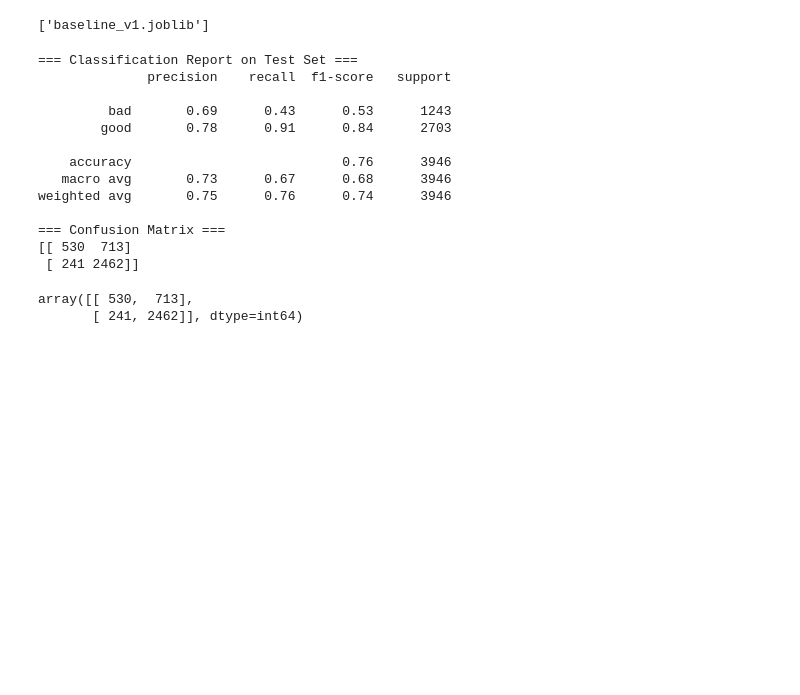
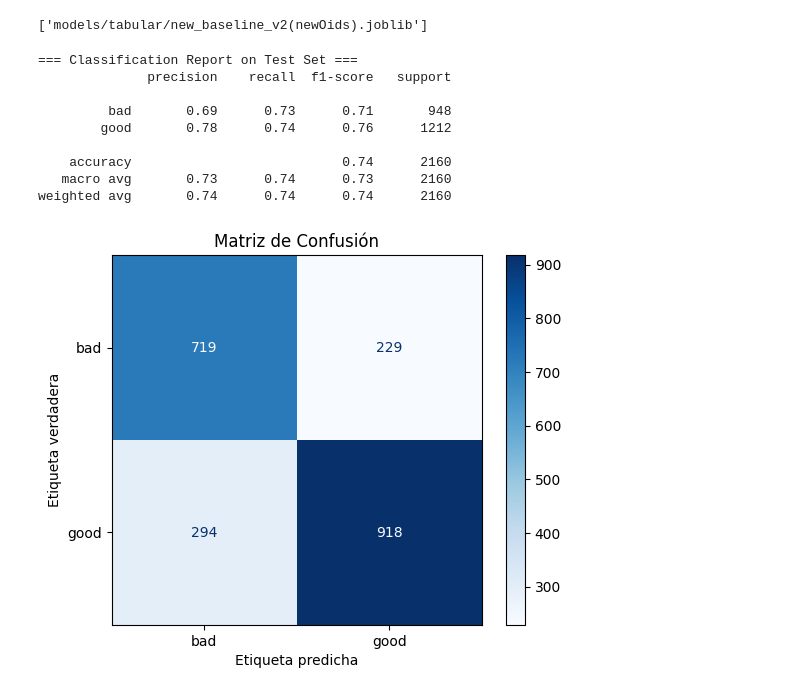
Before and after one commit to benjaminMancilla/AS4501-Proyect, a Jupyter notebook: baseline_train.ipynb, the cells around one changed output. Cells and saved outputs as stored; diff of their text form; code cells hidden in the pictures; blank space fills up the shorter version.

```diff
--- a/baseline_train.ipynb
+++ b/baseline_train.ipynb
@@ -144,12 +134,12 @@ Mejor accuracy (CV): 0.7555115816824062
 # %%
 # Entrenamiento final con los mejores parámetros
-df = pd.read_csv("baseline_data_cleaned.csv", index_col="oid", parse_dates=["veto_date"])
-folds = pd.read_csv("stratified_folds.csv", index_col="oid")
+df = pd.read_csv("tabular_data/baseline_data.csv", index_col="oid")
+folds = pd.read_csv("folds/stratified_folds.csv", index_col="oid")
 # %%
 features = [
-    "n_points_alert","mag_min_alert","mag_max_alert",
+    "mag_min_alert","mag_max_alert",
     "mag_p05_alert","mag_p25_alert","mag_p50_alert","mag_p75_alert","mag_p95_alert",
-    "excess_variance_alert","n_points_dr","mag_min_dr","mag_max_dr",
+    "excess_variance_alert","mag_min_dr","mag_max_dr",
     "mag_p05_dr","mag_p25_dr","mag_p50_dr","mag_p75_dr","mag_p95_dr",
     "excess_variance_dr","distance_delight","hostsize"
 ]
@@ -179,30 +170,34 @@ RandomForestClassifier(max_depth=12, min_samples_split=12, n_estimators=500,
 # %%
 # Guardamos el modelo
-joblib.dump(final_rf, "baseline_v1.joblib")
+joblib.dump(final_rf, "models/tabular/new_baseline_v2(newOids).joblib")
 # %% [output]
-['baseline_v1.joblib']
+['models/tabular/new_baseline_v2(newOids).joblib']
+# %%
+# Cargamos el modelo
+final_rf = joblib.load("models/tabular/new_baseline_v2(newOids).joblib")
 # %%
 y_pred = final_rf.predict(X_test)
 print("=== Classification Report on Test Set ===")
 print(classification_report(y_test, y_pred, zero_division=0))
-print("=== Confusion Matrix ===")
-print(confusion_matrix(y_test, y_pred))
 # %% [output]
 === Classification Report on Test Set ===
               precision    recall  f1-score   support
 
-         bad       0.69      0.43      0.53      1243
-        good       0.78      0.91      0.84      2703
+         bad       0.69      0.73      0.71       948
+        good       0.78      0.74      0.76      1212
 
-    accuracy                           0.76      3946
-   macro avg       0.73      0.67      0.68      3946
-weighted avg       0.75      0.76      0.74      3946
-
-=== Confusion Matrix ===
-[[ 530  713]
- [ 241 2462]]
+    accuracy                           0.74      2160
+   macro avg       0.73      0.74      0.73      2160
+weighted avg       0.74      0.74      0.74      2160
 # %%
-confusion_matrix(y_test, y_pred)
+cm = confusion_matrix(y_test, y_pred)
+
+disp = ConfusionMatrixDisplay(confusion_matrix=cm,
+                              display_labels=final_rf.classes_)
+disp.plot(cmap=plt.cm.Blues)
+plt.xlabel('Etiqueta predicha')
+plt.ylabel('Etiqueta verdadera')
+plt.title('Matriz de Confusión')
+plt.show()
 # %% [output]
-array([[ 530,  713],
-       [ 241, 2462]], dtype=int64)
+[figure, added]
```
Also changed, not shown: parts of 27 cells of this notebook.
